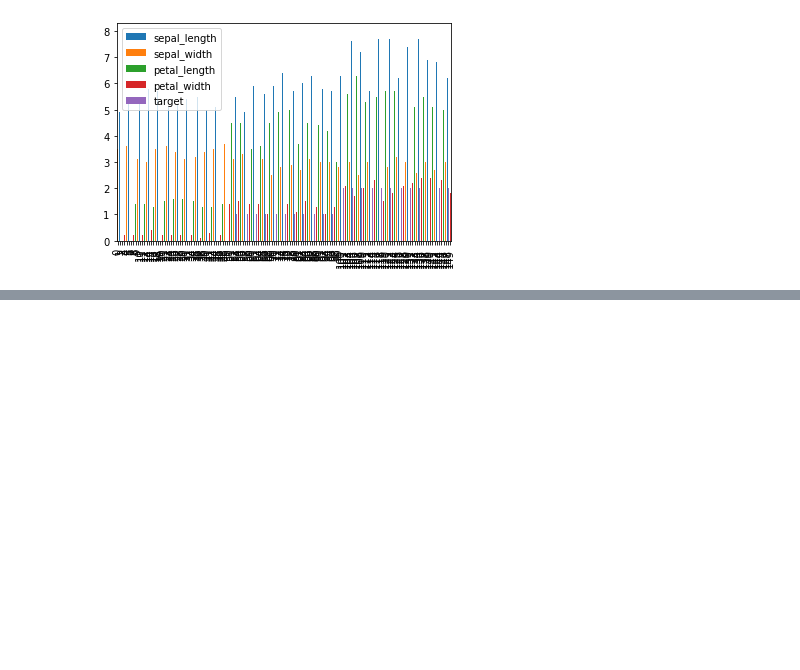
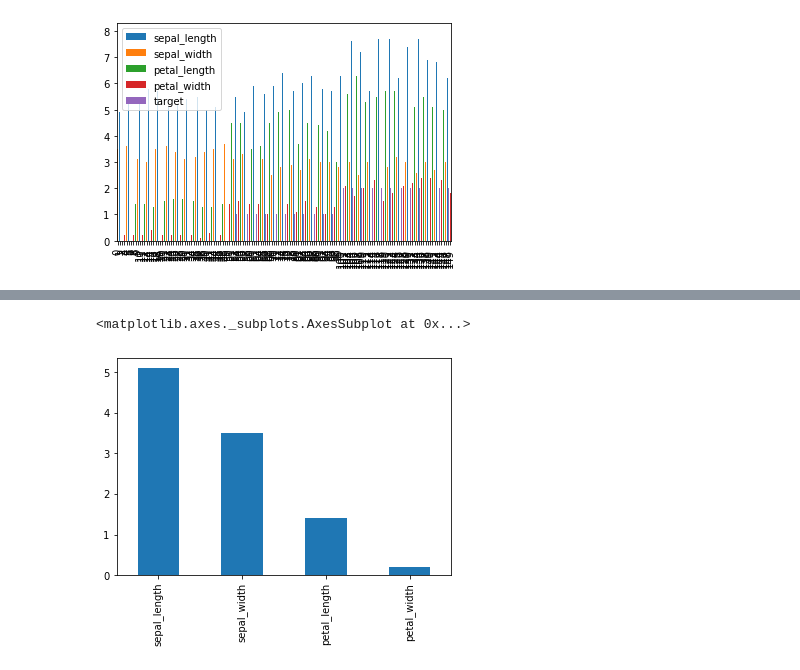
Before and after one commit to KrishnaDesai16/ML-DL, a Jupyter notebook: python/Visualization/visual1.ipynb, the cells around one changed output, grey strips where cells are left out. Cells and saved outputs as stored; diff of their text form; code cells hidden in the pictures; blank space fills up the shorter version.

```diff
--- a/python/Visualization/visual1.ipynb
+++ b/python/Visualization/visual1.ipynb
@@ -82,3 +82,5 @@ df.plot(kind='bar')
 # %% [output]
 <matplotlib.axes._subplots.AxesSubplot at 0x...>
 [figure]
+# %%
+df.drop('target',axis=1,inplace=True)
@@ -84,0 +103,5 @@ df.plot(kind='bar')
+# %%
+df.iloc[0].plot(kind='bar')
+# %% [output]
+<matplotlib.axes._subplots.AxesSubplot at 0x...>
+[figure, added]
```
Also changed, not shown: parts of 8 cells of this notebook.
